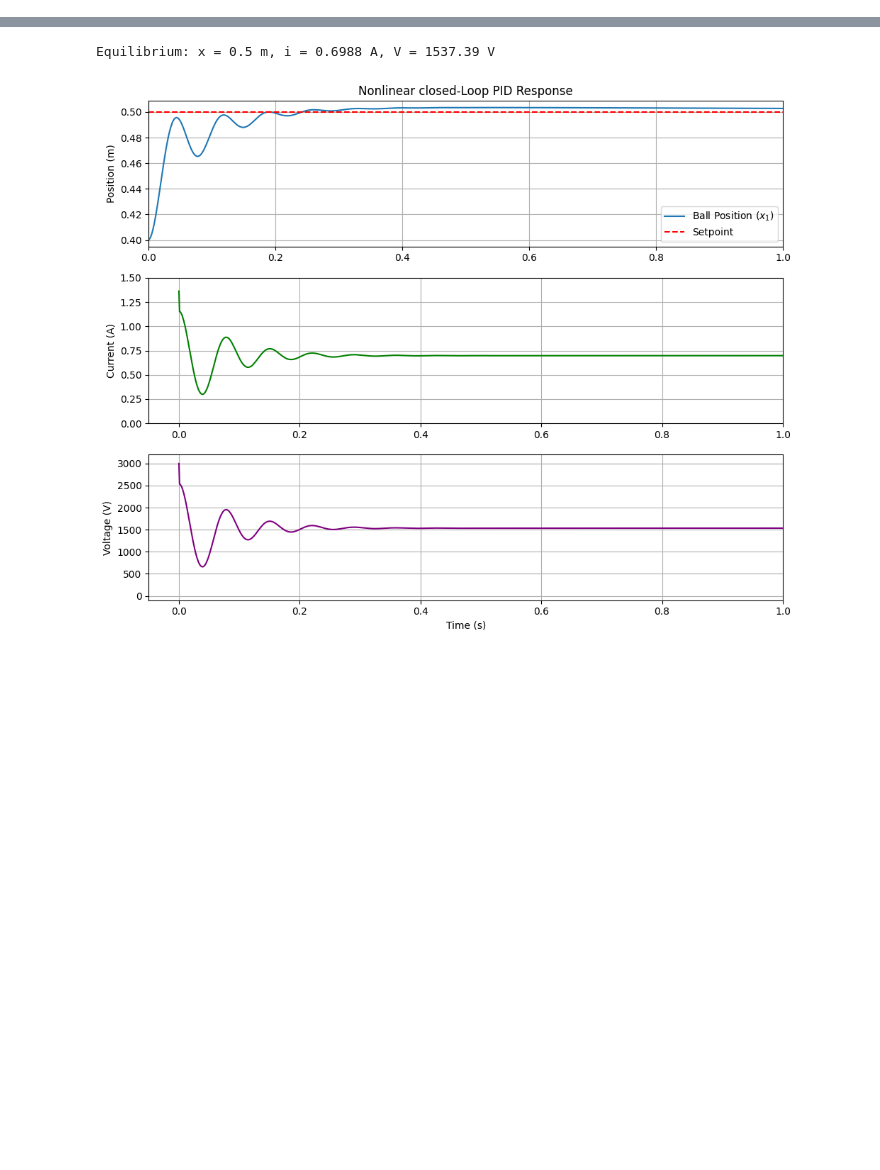
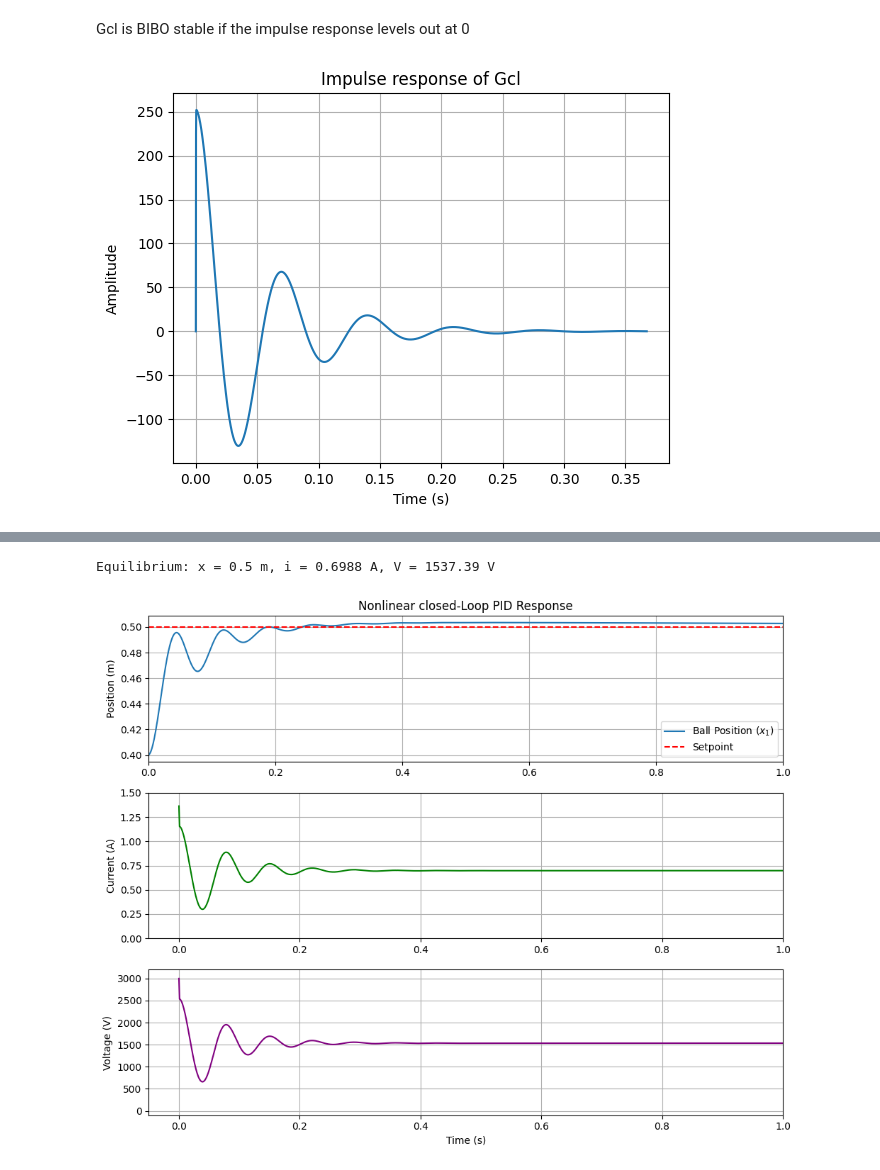
Before and after one commit to ethanboyjeff/ELE2038-Coursework, a Jupyter notebook: ELE2038_CW_notebook.ipynb, the cells around one changed output, grey strips where cells are left out. Saved outputs shown, nothing was run; the diff lists cells and outputs as text; code cells hidden in the pictures; blank space fills up the shorter version.

```diff
--- a/ELE2038_CW_notebook.ipynb
+++ b/ELE2038_CW_notebook.ipynb
@@ -2,0 +308,4 @@
+# %%
+s = ctrl.TransferFunction.s
+Gs = (C*F)/(s**3 + (s**2)*(-B-E) + s*B*E - A - C*D + A*E)
+print(Gs)
@@ -2,0 +322,3 @@
+# %%
+Gm = Km/(tau_m*s + 1)
+print(Gm)
@@ -2,0 +342,6 @@
+# %%
+Kp = 10000
+Ki = 5000
+Kd = 850
+
+Gc = Kp + Ki / s + Kd * s
@@ -2,0 +350,3 @@
+# %%
+Gcl = ctrl.feedback(ctrl.series(Gc, Gs), Gm)
+print(Gcl)
@@ -2,0 +361,13 @@
+# %% [markdown]
+Gcl is BIBO stable if the impulse response levels out at 0
+# %%
+t_imp, x_imp = ctrl.impulse_response(Gcl)
+
+plt.plot(t_imp, x_imp)
+plt.xlabel('Time (s)')
+plt.ylabel('Amplitude')
+plt.title('Impulse response of Gcl')
+plt.grid()
+plt.show()
+# %% [output]
+[figure, added]
```
Also changed, not shown: parts of 62 cells of this notebook.
